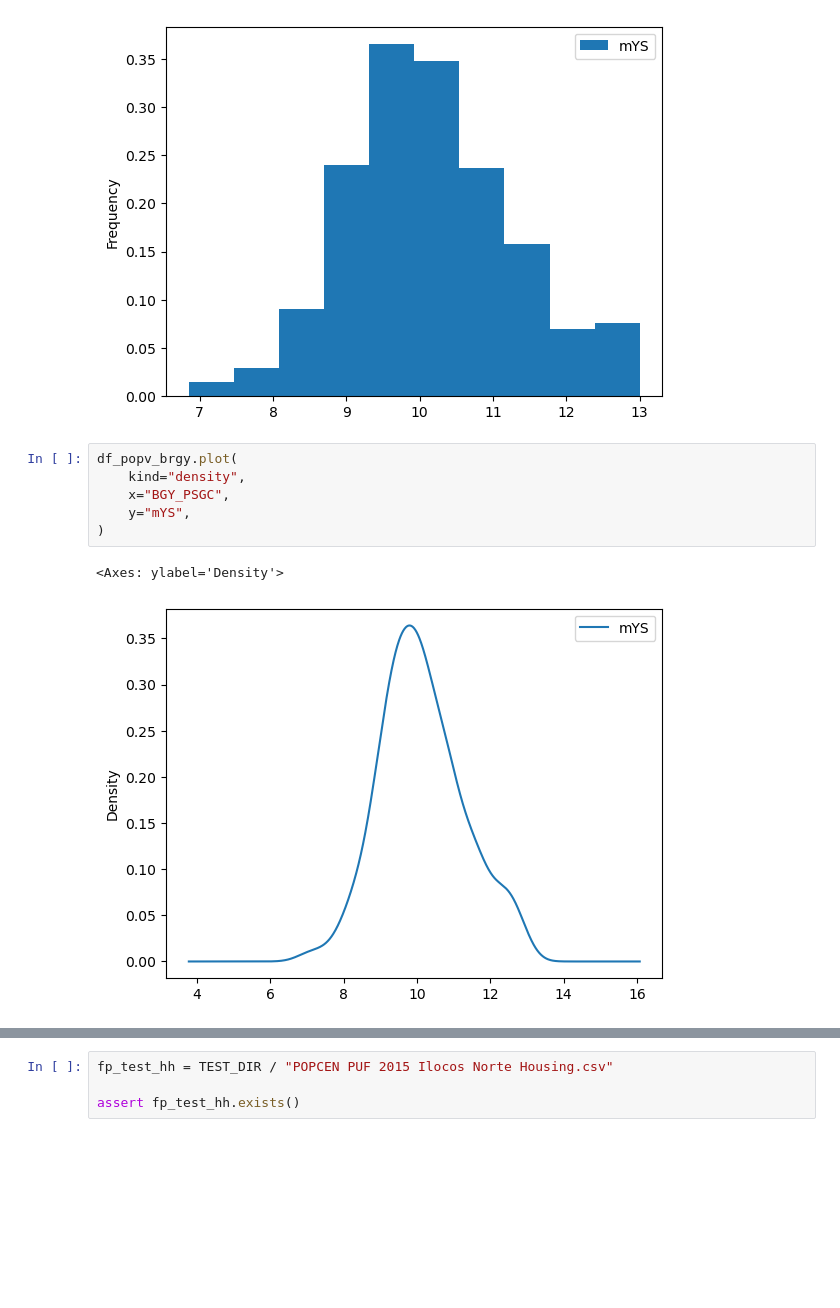
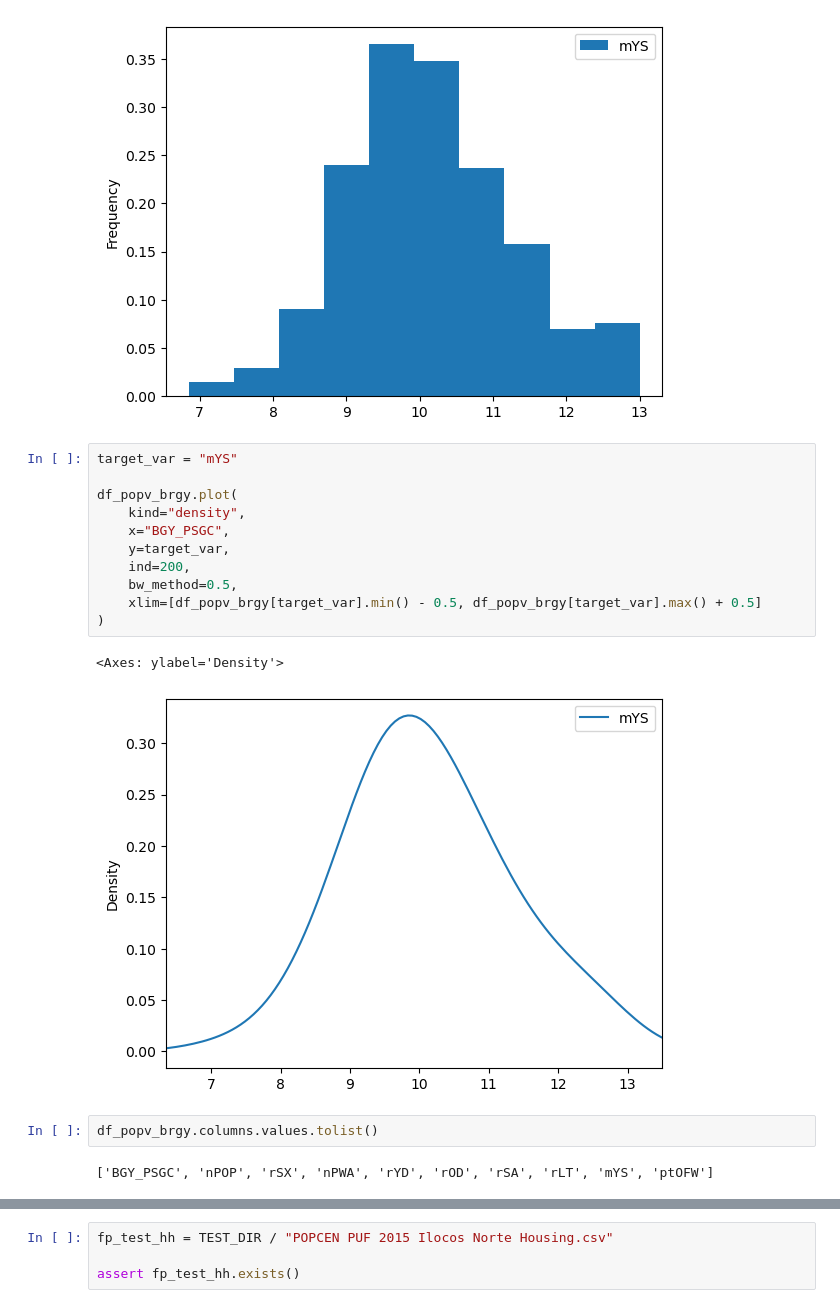
Before and after one commit to jeromemaiquez/psa_cph, a Jupyter notebook: notebooks/test.ipynb, the cells around one changed output, grey strips where cells are left out. Saved outputs shown, nothing was run; the diff lists cells and outputs as text; blank space fills up the shorter version.

```diff
--- a/notebooks/test.ipynb
+++ b/notebooks/test.ipynb
@@ -188,12 +194,21 @@ df_popv_brgy.plot(
 # %% [output]
 <Axes: ylabel='Frequency'>
 [figure]
-# %%
-df_popv_brgy.plot(
-    kind="density",
-    x="BGY_PSGC",
-    y="mYS",
-)
-# %% [output]
-<Axes: ylabel='Density'>
-[figure, removed]
+# %%
+target_var = "mYS"
+
+df_popv_brgy.plot(
+    kind="density",
+    x="BGY_PSGC",
+    y=target_var,
+    ind=200,
+    bw_method=0.5,
+    xlim=[df_popv_brgy[target_var].min() - 0.5, df_popv_brgy[target_var].max() + 0.5]
+)
+# %% [output]
+<Axes: ylabel='Density'>
+[figure, added]
+# %%
+df_popv_brgy.columns.values.tolist()
+# %% [output]
+['BGY_PSGC', 'nPOP', 'rSX', 'nPWA', 'rYD', 'rOD', 'rSA', 'rLT', 'mYS', 'ptOFW']
```
Also changed, not shown: parts of 6 cells of this notebook, 1 other file.
